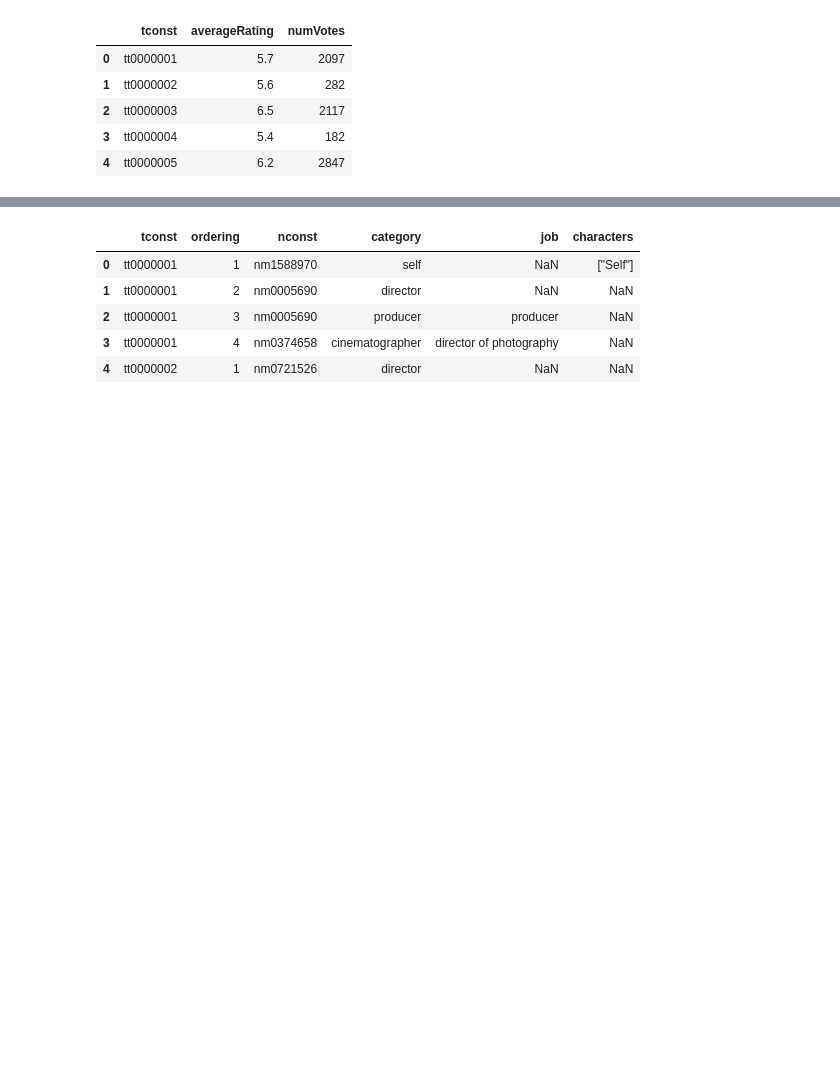
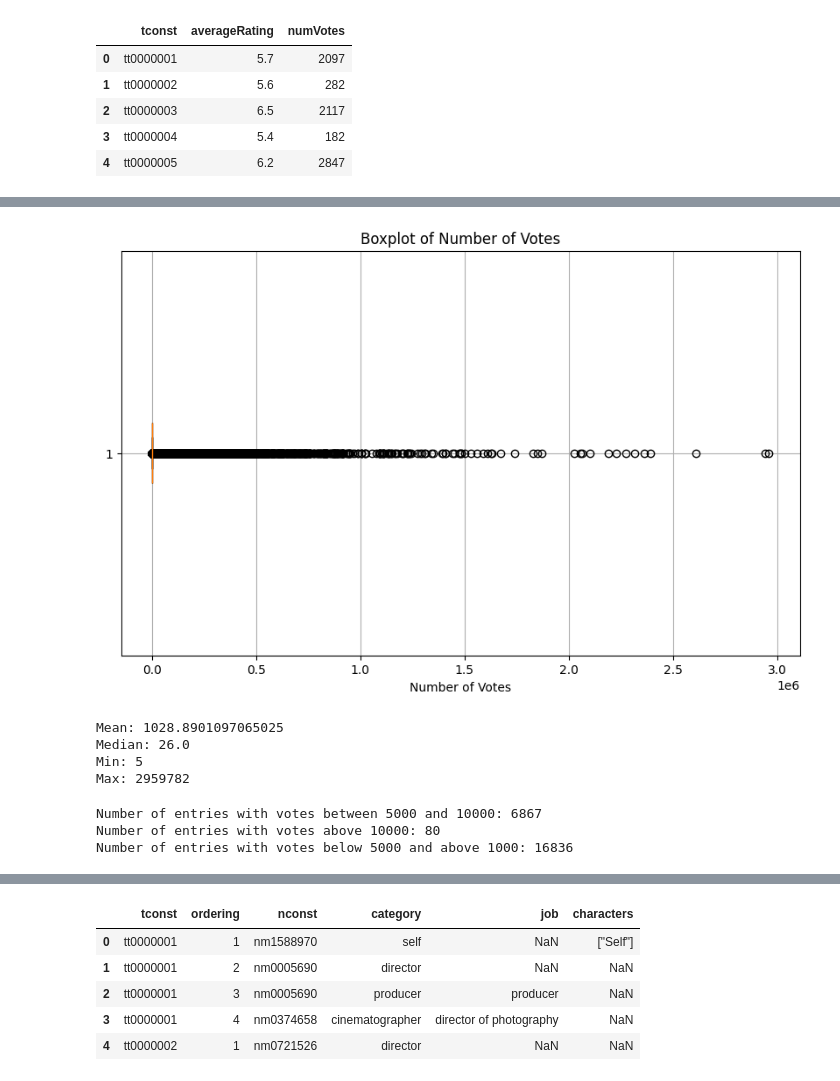
Before and after one commit to saskarov/python-project, a Jupyter notebook: modules/data_import.ipynb, the cells around one changed output, grey strips where cells are left out. Drawn from its saved outputs; the diff is of its cells as text; code cells hidden in the pictures; blank space fills up the shorter version.

```diff
--- a/modules/data_import.ipynb
+++ b/modules/data_import.ipynb
@@ -67,3 +67,5 @@ title_ratings.head()
 | 2 | tt0000003 | 6.5 | 2117 |
 | 3 | tt0000004 | 5.4 | 182 |
 | 4 | tt0000005 | 6.2 | 2847 |
+# %%
+title_ratings['numVotes'] = pd.to_numeric(title_ratings['numVotes'], errors='coerce')
@@ -70,3 +85,45 @@ title_ratings.head()
+# %%
+plt.figure(figsize=(10, 6))
+plt.boxplot(title_ratings['numVotes'], vert=False, patch_artist=True,
+            boxprops=dict(facecolor='skyblue', color='black'),
+            whiskerprops=dict(color='black'))
+plt.title('Boxplot of Number of Votes')
+plt.xlabel('Number of Votes')
+plt.grid(True)
+plt.show()
+# %% [output]
+[figure, added]
+# %%
+mean_votes = title_ratings['numVotes'].mean()
+median_votes = title_ratings['numVotes'].median()
+min_votes = title_ratings['numVotes'].min()
+max_votes = title_ratings['numVotes'].max()
+
+# Print the statistics
+print(f"Mean: {mean_votes}")
+print(f"Median: {median_votes}")
+print(f"Min: {min_votes}")
+print(f"Max: {max_votes}")
+# %% [output]
+Mean: 1028.8901097065025
+Median: 26.0
+Min: 5
+Max: 2959782
+# %%
+count_above_5000 = (title_ratings['numVotes'] > 1000000).sum()
+count_between_1000_and_5000 = ((title_ratings['numVotes'] > 20000) & (title_ratings['numVotes'] < 100000)).sum()
+count_between_min = ((title_ratings['numVotes'] > 5000) & (title_ratings['numVotes'] < 20000)).sum()
+
+print(f"Number of entries with votes between 5000 and 10000: {count_between_1000_and_5000}")
+
+
+print(f"Number of entries with votes above 10000: {count_above_5000}")
+
+print(f"Number of entries with votes below 5000 and above 1000: {count_between_min}")
+# %% [output]
+Number of entries with votes between 5000 and 10000: 6867
+Number of entries with votes above 10000: 80
+Number of entries with votes below 5000 and above 1000: 16836
 # %%
 name_basics.head()
 # %% [output]
```
Also changed, not shown: parts of 25 cells of this notebook, 3 other files.
